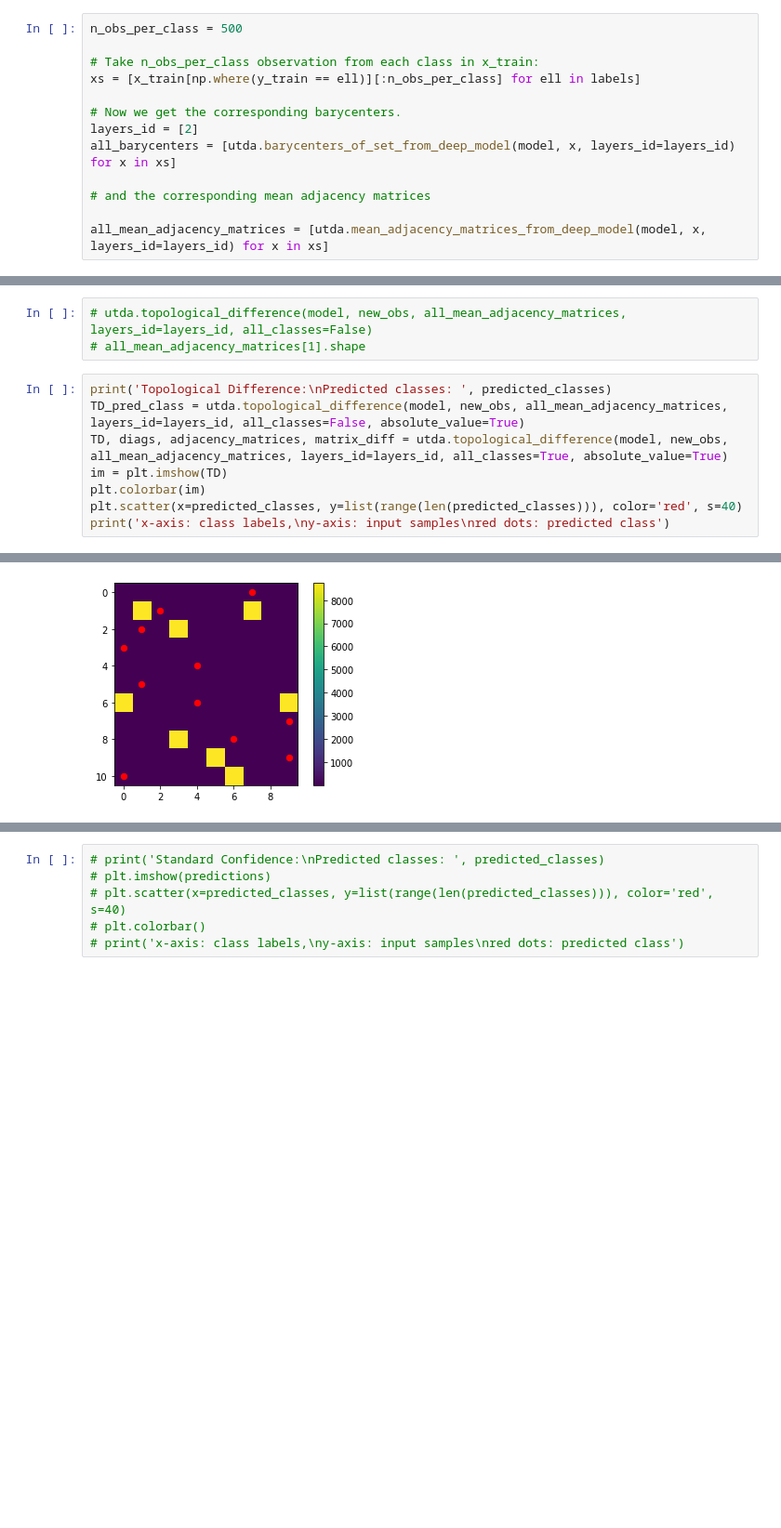
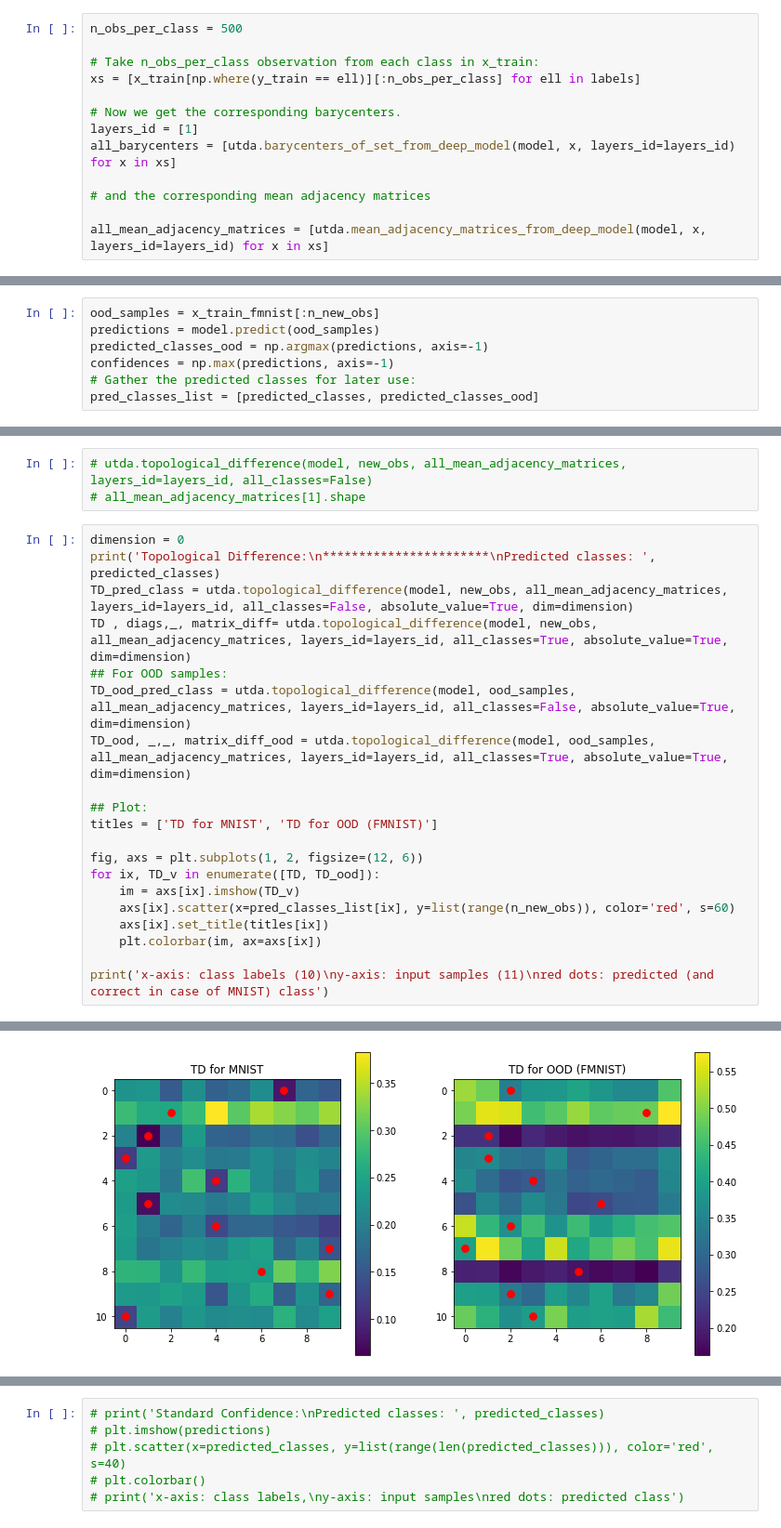
Before and after one commit to hensel-f/topologicalUncertainty, a Jupyter notebook: TD_TU_comparisons.ipynb, the cells around one changed output, grey strips where cells are left out. Shown at 93% size. Cells and saved outputs as stored; diff of their text form; blank space fills up the shorter version.

```diff
--- a/TD_TU_comparisons.ipynb
+++ b/TD_TU_comparisons.ipynb
@@ -137,7 +137,7 @@ n_obs_per_class = 500
 xs = [x_train[np.where(y_train == ell)][:n_obs_per_class] for ell in labels]
 
 # Now we get the corresponding barycenters.
-layers_id = [2]
+layers_id = [1]
 all_barycenters = [utda.barycenters_of_set_from_deep_model(model, x, layers_id=layers_id) for x in xs]
 
 # and the corresponding mean adjacency matrices
@@ -195,3 +211,10 @@ class predicted: 0 (with confidence = 100.0%) --- True label: 0
+# %%
+ood_samples = x_train_fmnist[:n_new_obs]
+predictions = model.predict(ood_samples)
+predicted_classes_ood = np.argmax(predictions, axis=-1)
+confidences = np.max(predictions, axis=-1)
+# Gather the predicted classes for later use:
+pred_classes_list = [predicted_classes, predicted_classes_ood]
 # %% [markdown]
 Let's plot the confidences per class and overlay them with the prediction (red dot).
 # %%
@@ -233,12 +279,24 @@ red dots: predicted class
 # utda.topological_difference(model, new_obs, all_mean_adjacency_matrices, layers_id=layers_id, all_classes=False)
 # all_mean_adjacency_matrices[1].shape
 # %%
-print('Topological Difference:\nPredicted classes: ', predicted_classes)
-TD_pred_class = utda.topological_difference(model, new_obs, all_mean_adjacency_matrices, layers_id=layers_id, all_classes=False, absolute_value=True)
-TD, diags, adjacency_matrices, matrix_diff = utda.topological_difference(model, new_obs, all_mean_adjacency_matrices, layers_id=layers_id, all_classes=True, absolute_value=True)
-im = plt.imshow(TD)
-plt.colorbar(im)
-plt.scatter(x=predicted_classes, y=list(range(len(predicted_classes))), color='red', s=40)
-print('x-axis: class labels,\ny-axis: input samples\nred dots: predicted class')
+dimension = 0
+print('Topological Difference:\n***********************\nPredicted classes: ', predicted_classes)
+TD_pred_class = utda.topological_difference(model, new_obs, all_mean_adjacency_matrices, layers_id=layers_id, all_classes=False, absolute_value=True, dim=dimension)
+TD , diags,_, matrix_diff= utda.topological_difference(model, new_obs, all_mean_adjacency_matrices, layers_id=layers_id, all_classes=True, absolute_value=True, dim=dimension)
+## For OOD samples:
+TD_ood_pred_class = utda.topological_difference(model, ood_samples, all_mean_adjacency_matrices, layers_id=layers_id, all_classes=False, absolute_value=True, dim=dimension)
+TD_ood, _,_, matrix_diff_ood = utda.topological_difference(model, ood_samples, all_mean_adjacency_matrices, layers_id=layers_id, all_classes=True, absolute_value=True, dim=dimension)
+
+## Plot:
+titles = ['TD for MNIST', 'TD for OOD (FMNIST)']
+
+fig, axs = plt.subplots(1, 2, figsize=(12, 6))
+for ix, TD_v in enumerate([TD, TD_ood]):
+    im = axs[ix].imshow(TD_v)
+    axs[ix].scatter(x=pred_classes_list[ix], y=list(range(n_new_obs)), color='red', s=60)
+    axs[ix].set_title(titles[ix])
+    plt.colorbar(im, ax=axs[ix])
+
+print('x-axis: class labels (10)\ny-axis: input samples (11)\nred dots: predicted (and correct in case of MNIST) class')
 # %% [output]
 Topological Difference:
@@ -249 +308 @@ red dots: predicted class
-[figure, old version]
+[figure, new version]
```
Also changed, not shown: parts of 38 cells of this notebook, 1 other file.
